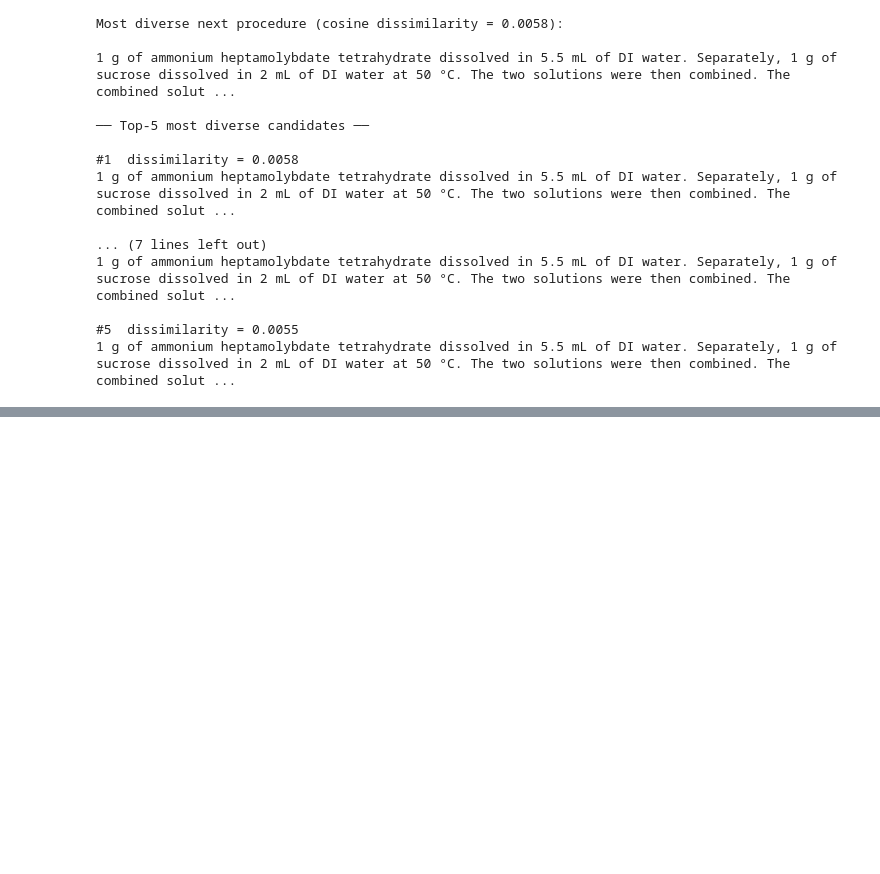
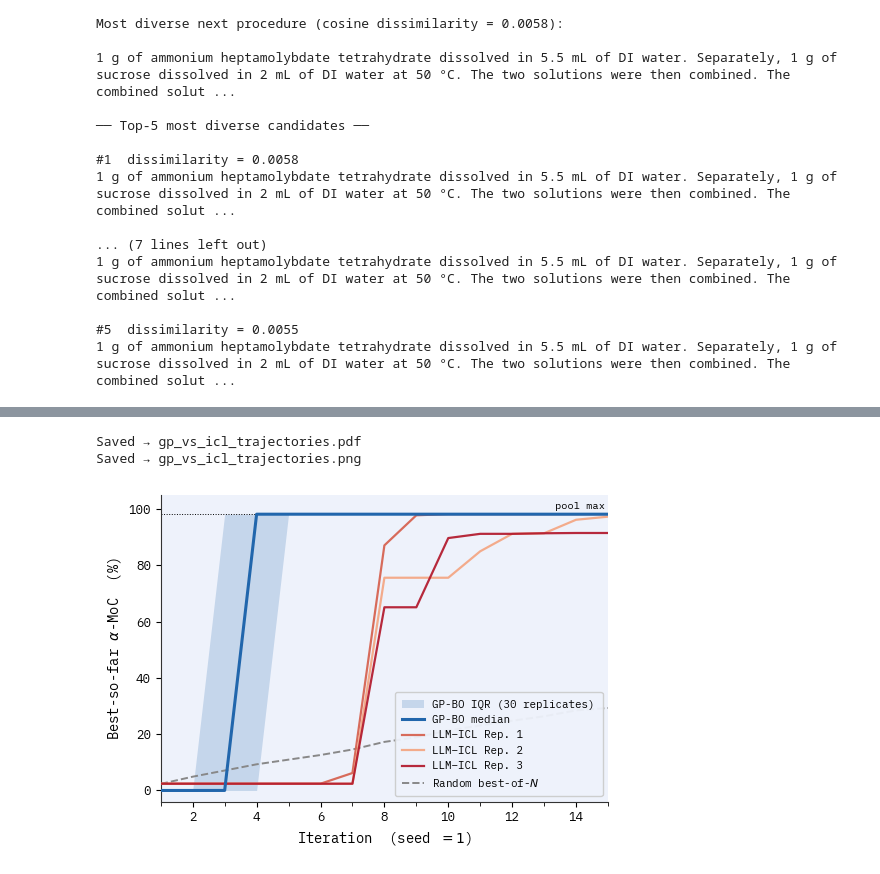
Before and after one commit to The-Porosoff-Group/boicl_crystal_phase_isolation, a Jupyter notebook: archive/chemistry_embeddings.ipynb, the cells around one changed output, grey strips where cells are left out. Cells and saved outputs as stored; diff of their text form; code cells hidden in the pictures; blank space fills up the shorter version.

```diff
--- a/archive/chemistry_embeddings.ipynb
+++ b/archive/chemistry_embeddings.ipynb
@@ -3010,0 +3498,21 @@ print("saved",OUT)
+# %%
+# ── Notebook usage — edit these paths directly ─────────────────────────────
+GP_CSV    = "/Users/shane/repos/boicl_crystal_phase_isolation/archive/gp_bo_trajectories.csv"   # relative to cwd, or absolute
+OUT_STEM  = "gp_vs_icl_trajectories"   # no extension; saves .pdf + .png
+POOL_MAX  = 98.178
+SHOW_FIXED_SEED = False
+ICL_CSV   = None                        # or path to your ICL CSV
+
+# ── Run ────────────────────────────────────────────────────────────────────
+gp = pd.read_csv(GP_CSV)
+
+if ICL_CSV:
+    icl = load_icl(ICL_CSV, raw=True)
+else:
+    icl = {k: np.maximum.accumulate(v) for k, v in _DEFAULT_ICL_RAW.items()}
+
+make_plot(gp, icl, POOL_MAX, SHOW_FIXED_SEED, OUT_STEM)
+# %% [output]
+Saved → gp_vs_icl_trajectories.pdf
+Saved → gp_vs_icl_trajectories.png
+[figure, added]
```
Also changed, not shown: parts of 7 cells of this notebook, 35 other files.
